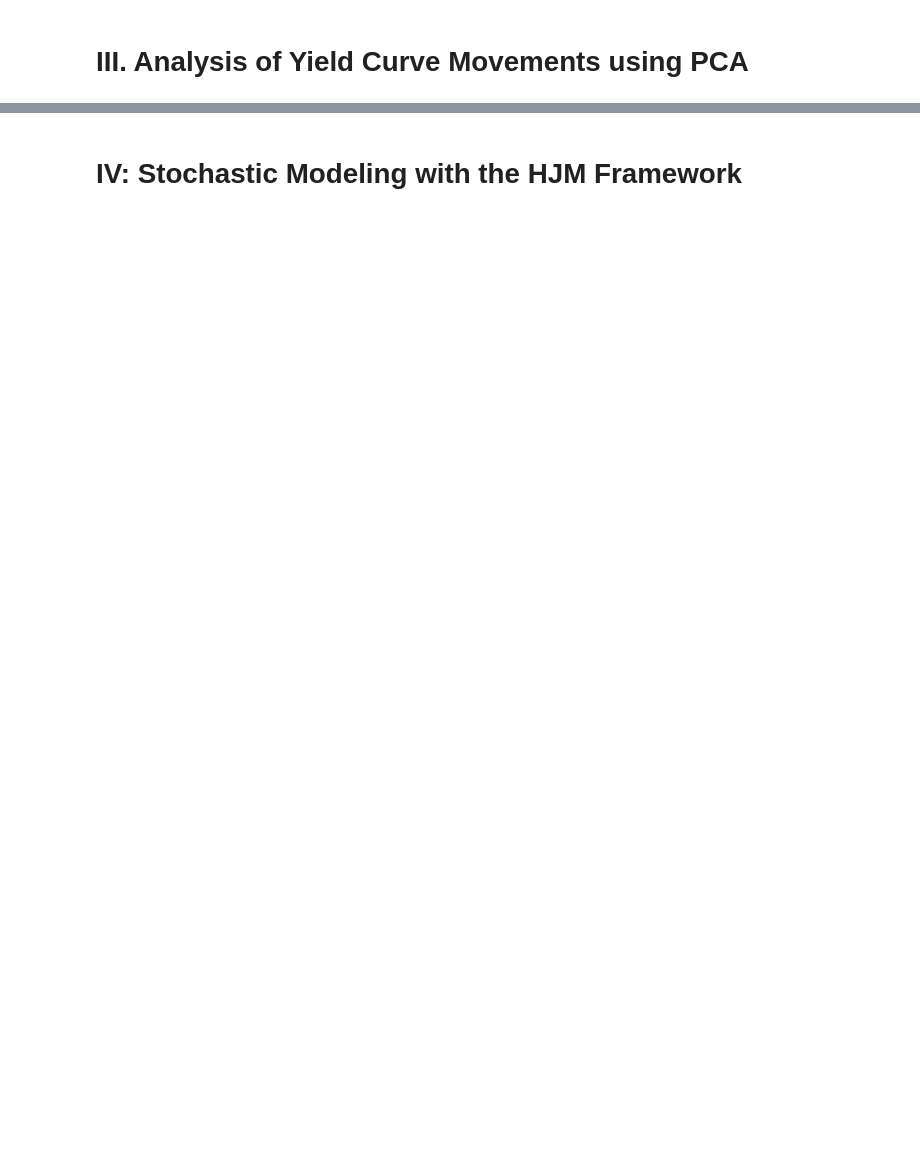
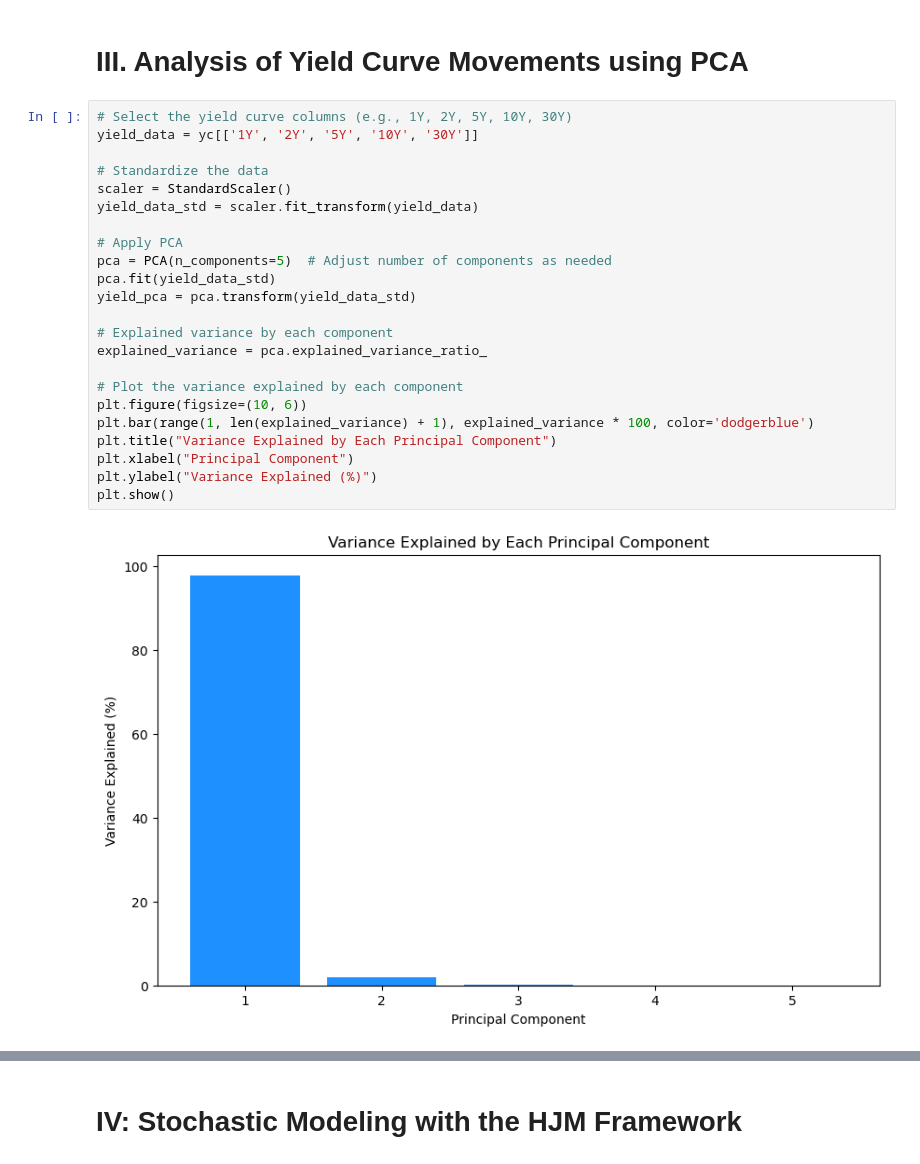
Before and after one commit to atkrish0/numerical-analysis-rbs, a Jupyter notebook: project/v1.ipynb, the cells around one changed output, grey strips where cells are left out. Cells and saved outputs as stored; diff of their text form; blank space fills up the shorter version.

```diff
--- a/project/v1.ipynb
+++ b/project/v1.ipynb
@@ -258,2 +308,27 @@ plt.show()
 # %% [markdown]
 # III. Analysis of Yield Curve Movements using PCA
+# %%
+# Select the yield curve columns (e.g., 1Y, 2Y, 5Y, 10Y, 30Y)
+yield_data = yc[['1Y', '2Y', '5Y', '10Y', '30Y']]
+
+# Standardize the data
+scaler = StandardScaler()
+yield_data_std = scaler.fit_transform(yield_data)
+
+# Apply PCA
+pca = PCA(n_components=5)  # Adjust number of components as needed
+pca.fit(yield_data_std)
+yield_pca = pca.transform(yield_data_std)
+
+# Explained variance by each component
+explained_variance = pca.explained_variance_ratio_
+
+# Plot the variance explained by each component
+plt.figure(figsize=(10, 6))
+plt.bar(range(1, len(explained_variance) + 1), explained_variance * 100, color='dodgerblue')
+plt.title("Variance Explained by Each Principal Component")
+plt.xlabel("Principal Component")
+plt.ylabel("Variance Explained (%)")
+plt.show()
+# %% [output]
+[figure, added]
```
Also changed, not shown: parts of 3 cells of this notebook.
